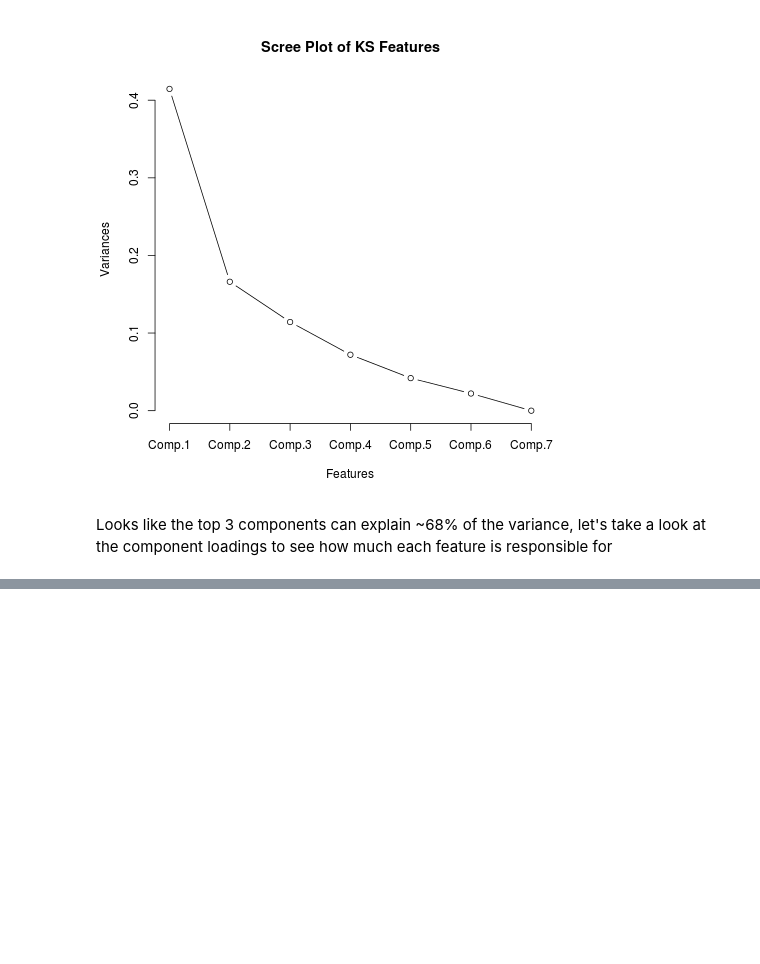
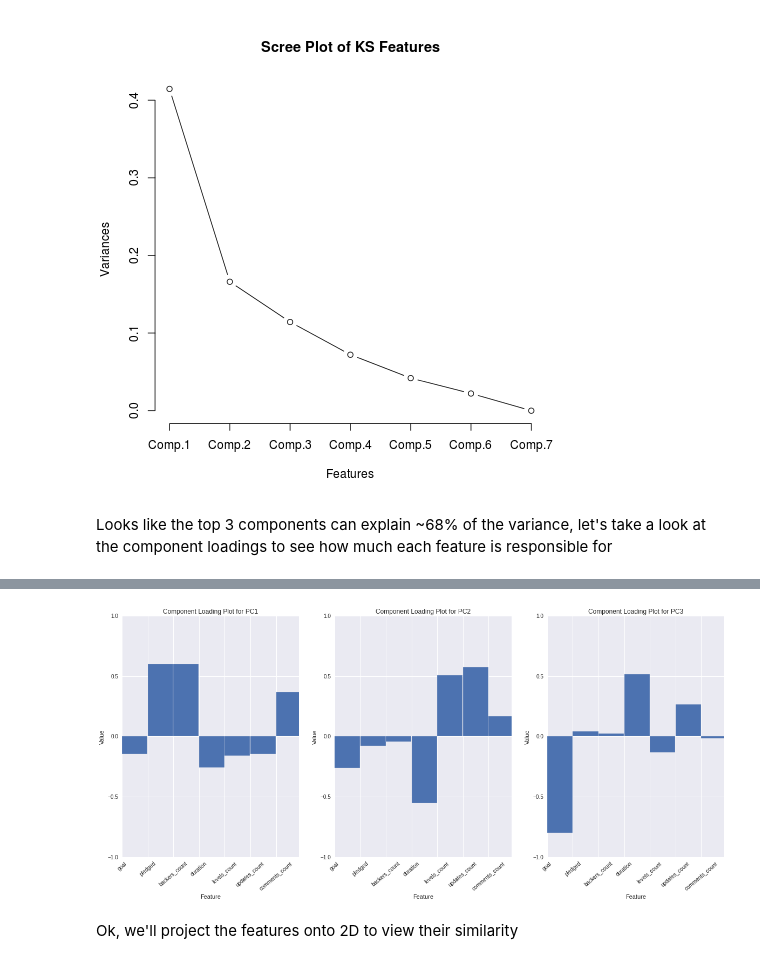
Before and after one commit to kevin11h/DataScienceModelingKickstarter, a Jupyter notebook: KickBack Machine Data EDA.ipynb, the cells around one changed output, grey strips where cells are left out. Cells and saved outputs as stored; diff of their text form; code cells hidden in the pictures; blank space fills up the shorter version.

```diff
--- a/KickBack Machine Data EDA.ipynb
+++ b/KickBack Machine Data EDA.ipynb
@@ -524,0 +543,15 @@ plt.plot(pca_fit_model.explained_variance_ratio_)
+# %%
+fig, axes = plt.subplots(nrows=1,ncols=3, figsize=(20,8))
+
+for (ith, ax) in enumerate(axes):
+    ax.bar(np.arange(7)+1, pca_fit_model.components_[ith], width=.99)
+    ax.set_title('Component Loading Plot for PC%d' % (ith+1))
+    ax.set_xlabel('Feature')
+    ax.set_ylabel('Value')
+    ax.set_ylim((-1,1))
+    ax.set_xlim(1,7.9)
+    ax.set_xticklabels(reduced_computational_columns, rotation=40, ha='center')
+# %% [output]
+[figure, added]
+# %% [markdown]
+Ok, we'll project the features onto 2D to view their similarity
```
Also changed, not shown: parts of 10 cells of this notebook.
